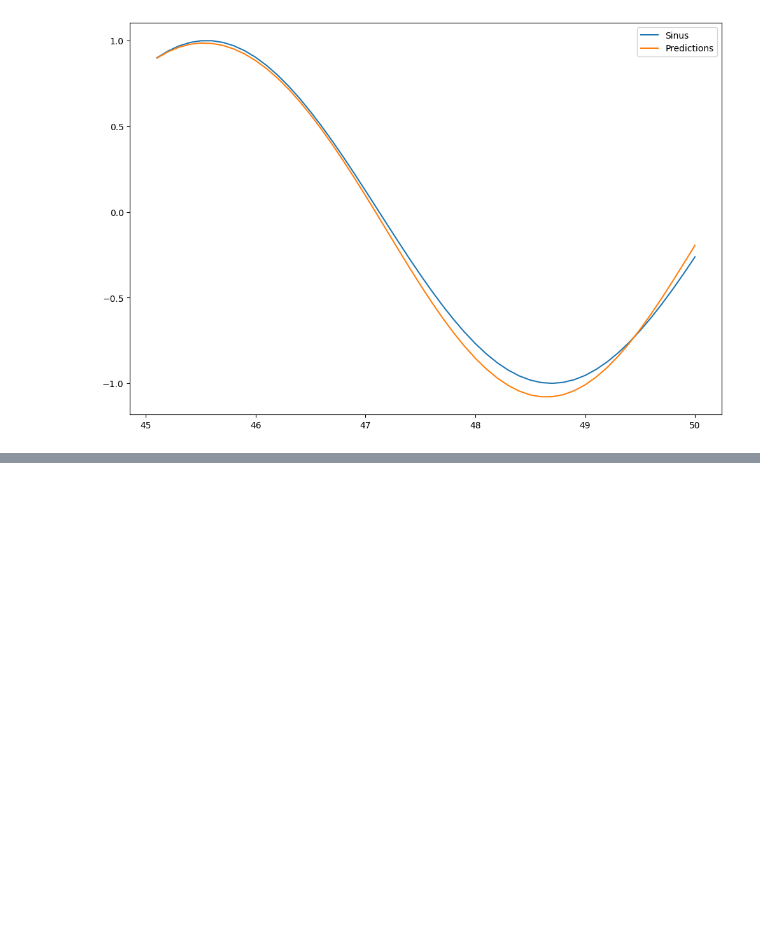
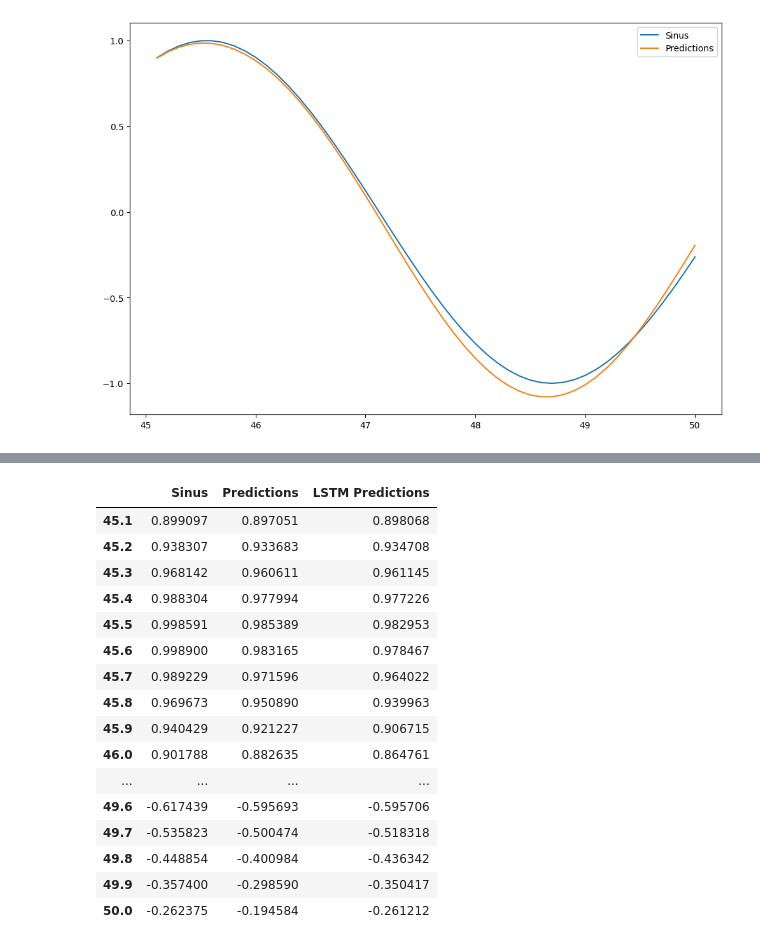
Before and after one commit to mouminaa/RNN, a Jupyter notebook: RNN.ipynb, the cells around one changed output, grey strips where cells are left out. Cells and saved outputs as stored; diff of their text form; code cells hidden in the pictures; blank space fills up the shorter version.

```diff
--- a/RNN.ipynb
+++ b/RNN.ipynb
@@ -408,0 +494,20 @@ test.plot(figsize=(12,8))
+# %%
+test
+# %% [output]
+|  | Sinus | Predictions | LSTM Predictions |
+| 45.1 | 0.899097 | 0.897051 | 0.898068 |
+| 45.2 | 0.938307 | 0.933683 | 0.934708 |
+| 45.3 | 0.968142 | 0.960611 | 0.961145 |
+| 45.4 | 0.988304 | 0.977994 | 0.977226 |
+| 45.5 | 0.998591 | 0.985389 | 0.982953 |
+| 45.6 | 0.998900 | 0.983165 | 0.978467 |
+| 45.7 | 0.989229 | 0.971596 | 0.964022 |
+| 45.8 | 0.969673 | 0.950890 | 0.939963 |
+| 45.9 | 0.940429 | 0.921227 | 0.906715 |
+| 46.0 | 0.901788 | 0.882635 | 0.864761 |
+| ... | ... | ... | ... |
+| 49.6 | -0.617439 | -0.595693 | -0.595706 |
+| 49.7 | -0.535823 | -0.500474 | -0.518318 |
+| 49.8 | -0.448854 | -0.400984 | -0.436342 |
+| 49.9 | -0.357400 | -0.298590 | -0.350417 |
+| 50.0 | -0.262375 | -0.194584 | -0.261212 |
```
Also changed, not shown: parts of 27 cells of this notebook.
